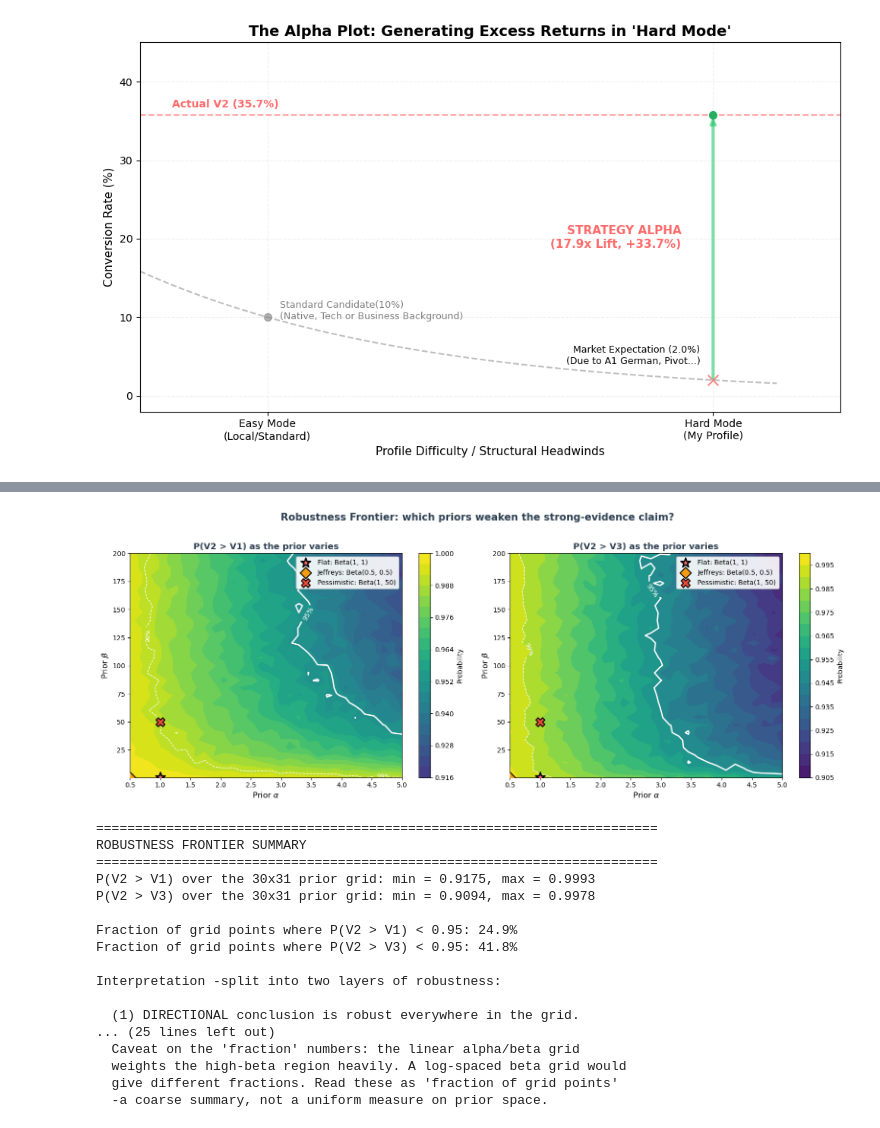
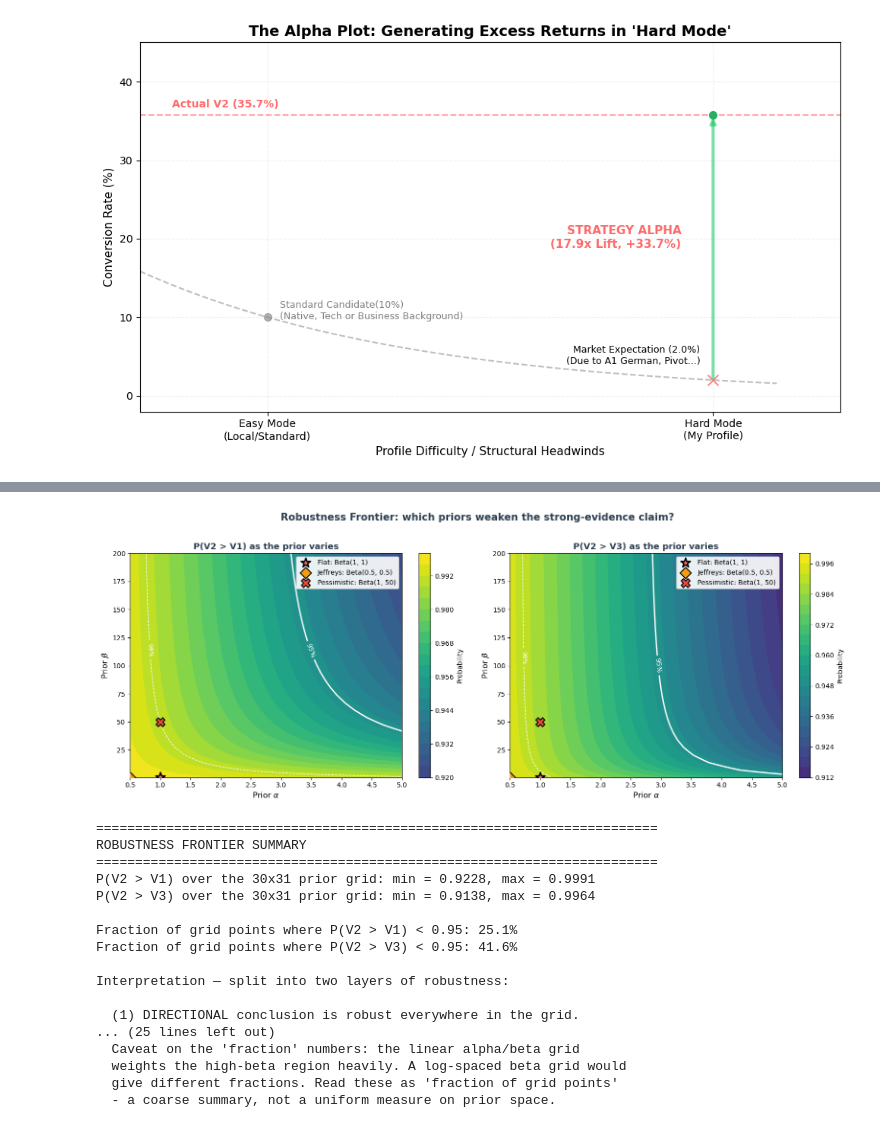
Before and after one commit to marco50608/bayesian-resume-analysis, a Jupyter notebook: Resume Conversion.ipynb, the cells around one changed output, grey strips where cells are left out. Cells and saved outputs as stored; diff of their text form; code cells hidden in the pictures.

```diff
--- a/Resume Conversion.ipynb
+++ b/Resume Conversion.ipynb
@@ -162,6 +173,11 @@ Reason: We want to measure the effectiveness of the resume content itself, exclu
 factors like language mismatch which are independent of resume quality.
 """
 n_samples = 100000
+
+# Local stream, like Parts 3 / 10 / 13 already use. Without this, these draws
+# come from the global RandomState and depend on how much randomness Part 1
+# consumed first — re-running this cell alone silently changes the numbers.
+rng_part2 = np.random.default_rng(222)
 
 print("Updating Beliefs (Bayesian Inference) using ADJUSTED Data:")
 print("-" * 50)
@@ -189,7 +205,7 @@ for key, data in strategies.items():
     data['posterior_dist'] = dist
     data['post_alpha'] = post_alpha
     data['post_beta'] = post_beta
-    data['samples'] = dist.rvs(n_samples)
+    data['samples'] = dist.rvs(n_samples, random_state=rng_part2)
 
     print(f"[{key}] Valid Apps: {successes}/{valid_n} -> Posterior: Beta({post_alpha}, {post_beta})")
 
@@ -543,10 +597,9 @@ ax.text(datetime(2025, 11, 26), 4.2, "Lag Effect:\nMajor results arrived\nafter
         color=COLORS['Panic'], fontsize=11, fontweight='bold', ha='right')
 
 # Points & Labels
-for e in events:
+for i, e in enumerate(events):
     d = e['date']
-    # Find y value after jump
-    y_val = events.index(e) + 1
+    y_val = i + 1
 
     offset_y = 0.3
 
@@ -558,7 +611,7 @@ for e in events:
 
 # Format
 ax.xaxis.set_major_formatter(mdates.DateFormatter('%m/%d'))
-ax.set_title('The "Lag Effect": Why I almost abandoned the winning strategy.\nTimeline of Truth: 100% of interviews came from V2, weeks after I panicked.', fontsize=14, fontweight='bold', color='#2c3e50')
+ax.set_title('The "Lag Effect": Why I almost abandoned the winning strategy.\nAll 5 interviews came from V2 - and 3 of them landed after I had already switched away.', fontsize=14, fontweight='bold', color='#2c3e50')
 ax.set_ylabel("Interviews Secured")
 ax.set_xlabel("Date (2025)")
 ax.set_ylim(0, 6.5)
@@ -1251,45 +1345,53 @@ they only weaken it below the chosen evidence threshold.
 Method:
   - Grid over (alpha, beta) in alpha in [0.5, 5], beta in [0.5, 200].
   - At each grid point, build V1, V2, V3 posteriors via Beta-Binomial
-    conjugate update on the ADJUSTED data, draw 10k MC samples each,
-    compute P(V2 > V1) and P(V2 > V3).
+    conjugate update on the ADJUSTED data, then compute P(V2 > V1) and
+    P(V2 > V3) exactly by quadrature (no Monte Carlo, so the contours and
+    the grid-level minima carry no sampling noise).
   - Plot two heatmaps with 95 % and 99 % contour lines; mark the three
     priors we have already used (Flat, Jeffreys, Pessimistic) as anchors.
 
 Why beta up to 200: a Beta(1, 200) prior is "I've already seen 200 failed
-applications before any data arrives" -far more pessimistic than any
+applications before any data arrives" - far more pessimistic than any
 defensible prior in this domain. Including it lets us see the entire
 robustness boundary even if the failure region is in extreme corners.
 """
 
-# Grid resolution: 30 x 31 = 930 priors x 3 strategies x 10k samples
-# ~= 27.9M MC samples in total - runs in roughly 5-10 s.
+# Grid resolution: 30 x 31 = 930 priors, each evaluated exactly by
+# 400-node Gauss-Legendre quadrature. Runs in well under a second.
 alpha_grid = np.linspace(0.5, 5.0, 30)
 beta_grid  = np.linspace(0.5, 200.0, 31)  # starts at 0.5 so Jeffreys (0.5, 0.5) sits in-grid
-
-n_mc_robust = 10_000
-rng_robust = np.random.default_rng(222)
 
 # Pull adjusted data once (valid_n is hoisted to the strategies dict in Part 0).
 v1_n, v1_k = strategies['V1']['valid_n'], strategies['V1']['k']  # 21 / 0
 v2_n, v2_k = strategies['V2']['valid_n'], strategies['V2']['k']  # 14 / 5
 v3_n, v3_k = strategies['V3']['valid_n'], strategies['V3']['k']  # 14 / 0
 
-P_v2_gt_v1 = np.zeros((len(alpha_grid), len(beta_grid)))
-P_v2_gt_v3 = np.zeros((len(alpha_grid), len(beta_grid)))
+# Exact P(theta_A > theta_B) instead of Monte Carlo. Two reasons it matters
+# here: (1) the number this section quotes IS the minimum over the grid, and
+# a minimum of 930 noisy estimates is biased low — the MC run reported 0.909
+# where the exact value is 0.914; (2) vectorised, it is also ~80x faster.
+#
+#   P(A > B) = integral_0^1 pdf_A(t) * cdf_B(t) dt
+#
+# evaluated by Gauss-Legendre quadrature at every grid point simultaneously.
+_x, _w = np.polynomial.legendre.leggauss(400)
+_t = 0.5 * (_x + 1.0)      # map nodes from [-1, 1] to [0, 1]
+_w = 0.5 * _w
+A_mesh, B_mesh = np.meshgrid(alpha_grid, beta_grid, indexing='ij')
 
-for i, a in enumerate(alpha_grid):
-    for j, b in enumerate(beta_grid):
-        v1_post = stats.beta(a + v1_k, b + (v1_n - v1_k))
-        v2_post = stats.beta(a + v2_k, b + (v2_n - v2_k))
-        v3_post = stats.beta(a + v3_k, b + (v3_n - v3_k))
+def prob_a_beats_b(k_a, n_a, k_b, n_b):
+    """P(theta_A > theta_B) at every (alpha, beta) grid point at once."""
+    pdf_a = stats.beta.pdf(_t[None, None, :],
+                           (A_mesh + k_a)[..., None],
+                           (B_mesh + (n_a - k_a))[..., None])
+    cdf_b = stats.beta.cdf(_t[None, None, :],
+                           (A_mesh + k_b)[..., None],
+                           (B_mesh + (n_b - k_b))[..., None])
+    return np.einsum('ijk,k->ij', pdf_a * cdf_b, _w)
 
-        v1_samples = v1_post.rvs(n_mc_robust, random_state=rng_robust)
-        v2_samples = v2_post.rvs(n_mc_robust, random_state=rng_robust)
-        v3_samples = v3_post.rvs(n_mc_robust, random_state=rng_robust)
-
-        P_v2_gt_v1[i, j] = (v2_samples > v1_samples).mean()
-        P_v2_gt_v3[i, j] = (v2_samples > v3_samples).mean()
+P_v2_gt_v1 = prob_a_beats_b(v2_k, v2_n, v1_k, v1_n)
+P_v2_gt_v3 = prob_a_beats_b(v2_k, v2_n, v3_k, v3_n)
 
 # --- Visualisation ---
 fig, axes = plt.subplots(1, 2, figsize=(16, 6))
@@ -1349,52 +1451,52 @@ print()
 print("  (1) DIRECTIONAL conclusion is robust everywhere in the grid.")
 print(f"      P(V2 > V1) >= {P_v2_gt_v1.min():.3f} and P(V2 > V3) >= {P_v2_gt_v3.min():.3f} at")
 print("      the worst-case prior in the grid. V2 remains more likely than")
 print("      both alternatives at every point; the conclusion never drifts")
 print("      anywhere near coin-flip territory.")
 print()
 print("  (2) STRICT 95% strong-evidence threshold is NOT uniform.")
 print(f"      It fails on {frac_fail_v1:.0%} of grid points for V2 > V1, and {frac_fail_v3:.0%} for")
 print("      V2 > V3. The failure region is concentrated in the high-alpha +")
 print("      high-beta corner — strong, confident priors that carry more")
 print("      pseudo-evidence than the actual sample (14-21 trials per arm).")
 print("      A sceptic asserting one of those priors is effectively claiming")
 print("      they already knew the answer before any data, which is the")
 print("      position the prior class is supposed to expose.")
 print()
 print("  Anchor priors used in the rest of the notebook:")
 print("    - Flat Beta(1, 1)         -- safely above 95%")
 print("    - Jeffreys Beta(0.5, 0.5) -- safely above 95%")
 print("    - Pessimistic Beta(1, 50) -- safely above 95%")
 print()
 print("  Why V2 vs V3 has a wider failure region than V2 vs V1: V3 also has")
 print("  k = 0, so under a strong prior BOTH arms shrink toward the prior")
 print("  mean and their separation narrows. This is the inherent statistical")
 print("  limit of comparing two zero-success arms — not a defect of the")
 print("  analysis.")
 print()
 print("  Caveat on the 'fraction' numbers: the linear alpha/beta grid")
 print("  weights the high-beta region heavily. A log-spaced beta grid would")
 print("  give different fractions. Read these as 'fraction of grid points'")
-print("  -a coarse summary, not a uniform measure on prior space.")
+print("  - a coarse summary, not a uniform measure on prior space.")
 # %% [output]
-[figure, old version]
+[figure, new version]
 ========================================================================
 ROBUSTNESS FRONTIER SUMMARY
 ========================================================================
-P(V2 > V1) over the 30x31 prior grid: min = 0.9175, max = 0.9993
-P(V2 > V3) over the 30x31 prior grid: min = 0.9094, max = 0.9978
+P(V2 > V1) over the 30x31 prior grid: min = 0.9228, max = 0.9991
+P(V2 > V3) over the 30x31 prior grid: min = 0.9138, max = 0.9964
 
-Fraction of grid points where P(V2 > V1) < 0.95: 24.9%
-Fraction of grid points where P(V2 > V3) < 0.95: 41.8%
+Fraction of grid points where P(V2 > V1) < 0.95: 25.1%
+Fraction of grid points where P(V2 > V3) < 0.95: 41.6%
 
-Interpretation -split into two layers of robustness:
+Interpretation — split into two layers of robustness:
 
   (1) DIRECTIONAL conclusion is robust everywhere in the grid.
 ... (25 lines left out)
   Caveat on the 'fraction' numbers: the linear alpha/beta grid
   weights the high-beta region heavily. A log-spaced beta grid would
   give different fractions. Read these as 'fraction of grid points'
-  -a coarse summary, not a uniform measure on prior space.
+  - a coarse summary, not a uniform measure on prior space.
 # %%
 # ==========================================
 # PART 14: Power-Scaling Sensitivity Diagnostics
```
Also changed, not shown: parts of 10 cells of this notebook, 5 other files.
